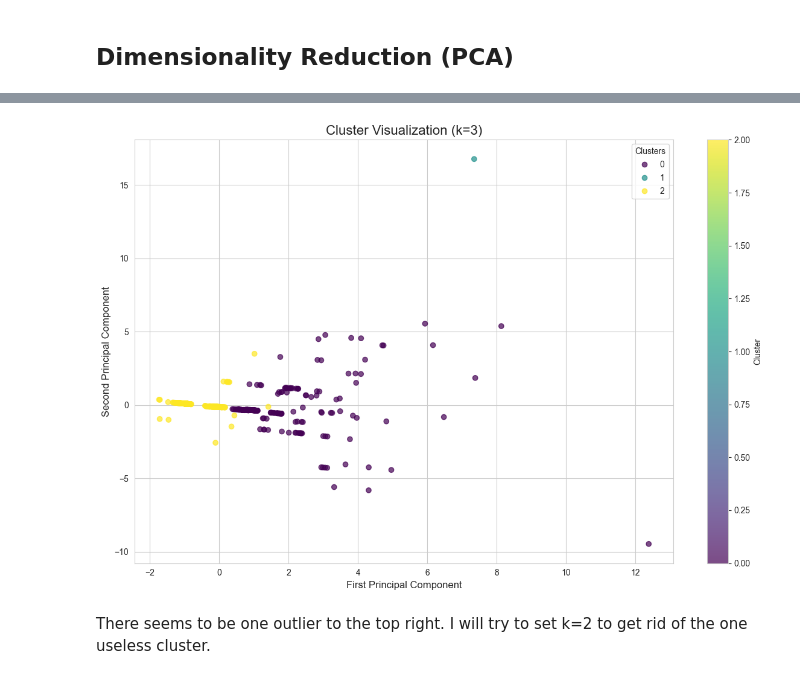
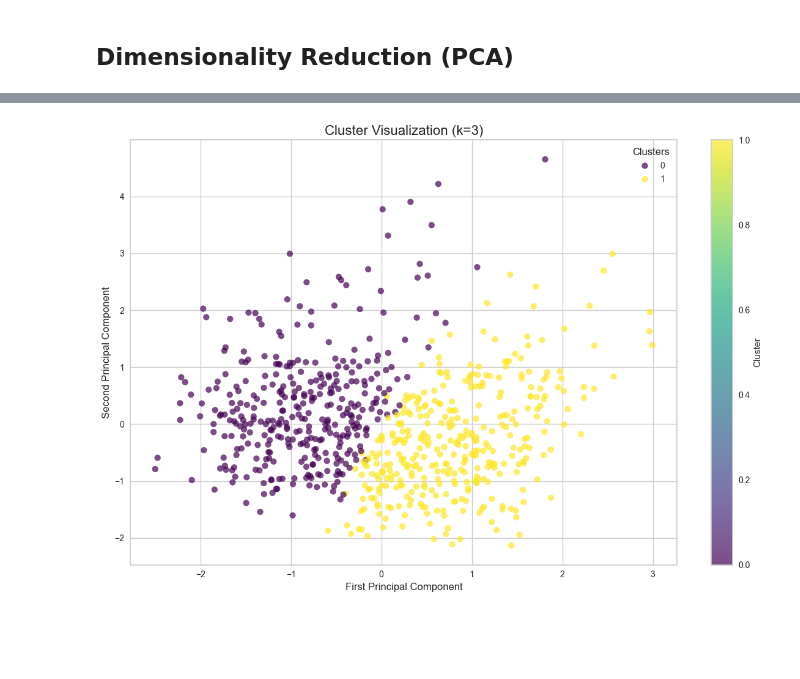
Before and after one commit to KonradKlein91/ml_unservised_learning, a Jupyter notebook: main.ipynb, the cells around one changed output, grey strips where cells are left out. Saved outputs shown, nothing was run; the diff lists cells and outputs as text; code cells hidden in the pictures; blank space fills up the shorter version.

```diff
--- a/main.ipynb
+++ b/main.ipynb
@@ -652,6 +661,9 @@ df['gender'] = df['gender'].replace(other_values, 'Others')
 
 # replace missing values for three rows for gender with the mode Male
 df['gender'] = df['gender'].replace(np.nan, 'Male')
+
+# I later decided to drop "Other" gender
+df = df[df['gender']!= 'Others']
 # %%
 # Set the style for the plot
 sns.set_style("whitegrid")
@@ -1012,12 +1032,11 @@ def create_binary_columns(df, column_name):
 # List of columns to convert
 columns_to_convert = [
     'emp_discussed_mh', 'anonymity_protected', 'mh_resources', 'leave_difficulty',
-    'neg_consequences_mental_discuss', 'neg_consequences_physical_discuss',
+    'neg_consequences_mental_discuss',
     'comfortable_discuss_coworkers', 'comfortable_discuss_supervisors',
     'emp_mh_seriously', 'observed_neg_consequences', 'mention_discuss_physical_interview',
     'mention_discuss_mh_interview', 'mh_hurt_career', 'coworkers_view_negatively',
-    'family_history', 'work_interference_treated', 'work_interference_untreated',
-    'gender', 'remote_work'
+    'family_history', 'gender', 'remote_work'
 ]
 
 # Apply the conversion to each column
@@ -1327,27 +1478,25 @@ Based on these visualizations, I recommend choosing k=3 as the optimal number of
 2. Analyze the characteristics of the resulting clusters.
 3. If necessary, compare with results using k=4 to ensure the choice of k=3 is indeed optimal for the specific use case.
 # %%
-# Perform k-means clustering with k=3
-kmeans = KMeans(n_clusters=3, random_state=42)
-cluster_labels = kmeans.fit_predict(X_pca_14)
+# Perform k-means clustering with k=2
+kmeans = KMeans(n_clusters=2, random_state=42)
+cluster_labels = kmeans.fit_predict(X_pca_31)
 
 # Add the cluster labels to your original DataFrame
 df['Cluster'] = cluster_labels
 
 # Create a scatter plot
 plt.figure(figsize=(12, 8))
-scatter = plt.scatter(X_pca_14[:, 0], X_pca_14[:, 1], c=cluster_labels, cmap='viridis', alpha=0.7)
+scatter = plt.scatter(X_pca_31[:, 0], X_pca_31[:, 1], c=cluster_labels, cmap='viridis', alpha=0.7)
 
 # Customize the plot
 plt.title('Cluster Visualization (k=3)', fontsize=16)
 plt.xlabel('First Principal Component', fontsize=12)
 plt.ylabel('Second Principal Component', fontsize=12)
 plt.colorbar(scatter, label='Cluster')
 plt.legend(*scatter.legend_elements(), title="Clusters")
 
 plt.tight_layout()
 plt.show()
 # %% [output]
-[figure, old version]
+[figure, new version]
-# %% [markdown]
-There seems to be one outlier to the top right. I will try to set k=2 to get rid of the one useless cluster.
```
Also changed, not shown: parts of 33 cells of this notebook.
